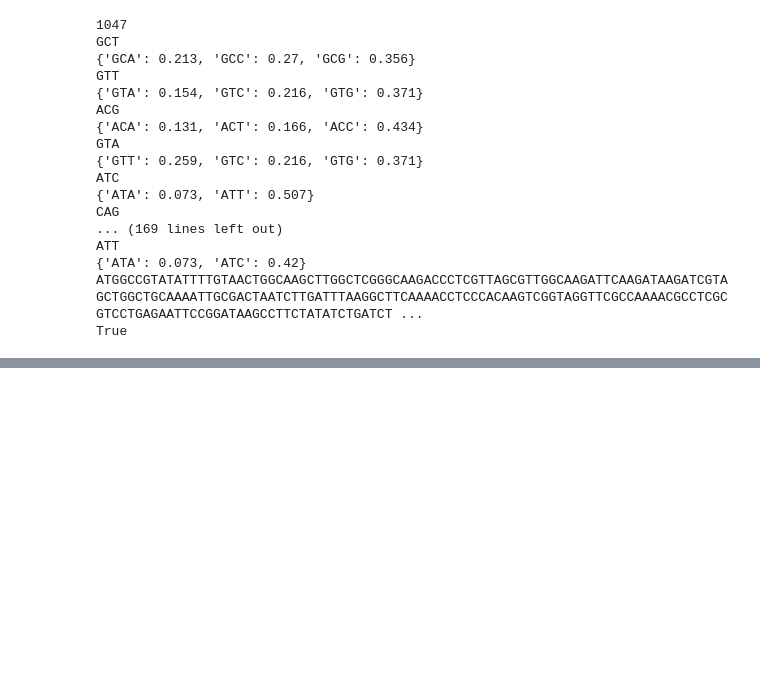
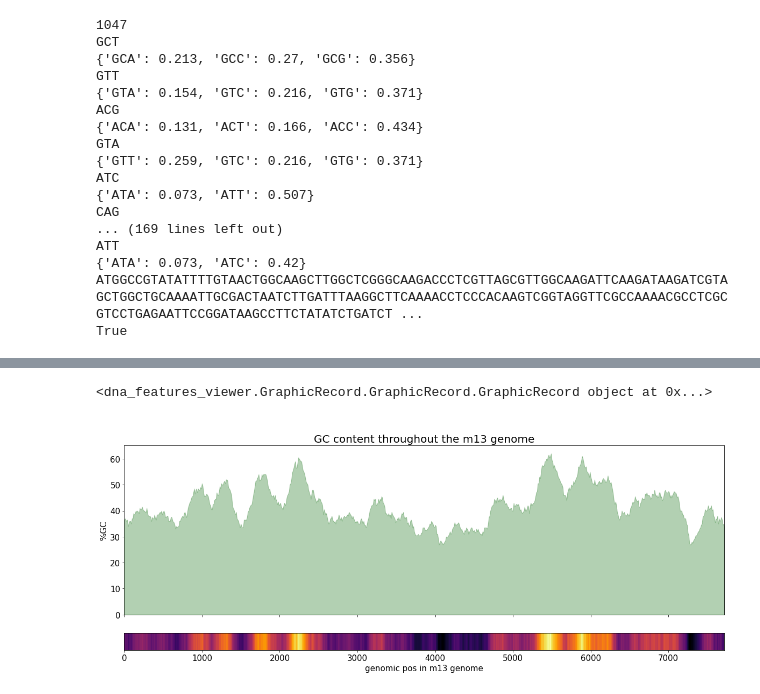
Before and after one commit to faurej/m13, a Jupyter notebook: recnref_m13/stats_m13.ipynb, the cells around one changed output, grey strips where cells are left out. Cells and saved outputs as stored; diff of their text form; code cells hidden in the pictures; blank space fills up the shorter version.

```diff
--- a/recnref_m13/stats_m13.ipynb
+++ b/recnref_m13/stats_m13.ipynb
@@ -1861,0 +2002,40 @@ True
+# %%
+#gc content for genome wide and gene by gene:
+def plot_GC_content(filename,bin_len,step):
+    #filename: the specific place where the file is. Must be a genbank file. (or even ape).
+    #bin_len: len of bin. getting the mean of GC content in that bin.Should not be 0 !
+    #step: step between the bin. The larger the step, the softer the curve (less spikes). Should not be 0.
+    #i recommand step < bin_len
+    fig, (ax2,ax1 ) = plt.subplots(
+        2, 1, figsize=(20, 7), sharex=True, gridspec_kw={"height_ratios": [10, 1]},
+    )
+    # PLOT THE RECORD MAP
+    record = SeqIO.read("../ref_files_m13/m13mp18-Kan.ape", "genbank")
+    graphic_record = BiopythonTranslator().translate_record(record)
+    #graphic_record.plot(ax=ax1, with_ruler=False, strand_in_label_threshold=4)
+
+    # PLOT THE LOCAL GC CONTENT (we use 500bp windows)
+    gc = lambda s: 100.0 * len([c for c in s if c in "GC"]) / bin_len
+    xx = np.arange(0,len(record.seq)-bin_len,step)
+    yy = np.asarray([gc(record.seq[x : x + bin_len]) for x in xx])
+    ax2.fill_between(xx, yy, alpha=0.3, color="darkgreen")
+    ax2.set_ylim(bottom=0)
+
+    extent = [xx[0], xx[-1], 0,1]
+    # choose a color present in https://matplotlib.org/3.1.0/tutorials/colors/colormaps.html
+    ax1.imshow(yy[np.newaxis,:], cmap="inferno", aspect="auto", extent=extent)
+    ax1.set_yticks([])
+    ax1.set_xlim(extent[0], extent[1])
+    #ax2.set_ylim(0,65)
+    ax2.set_ylabel("%GC", fontsize = 15)
+    ax1.set_xlabel("genomic pos in m13 genome", fontsize = 15)
+    ax1.set_visible(True)
+    ax2.set_title("\n"+'GC content throughout the m13 genome', fontsize = 20)
+    ax1.tick_params(axis='both', which='major', labelsize=15)
+    ax2.tick_params(axis='both', which='major', labelsize=15)
+    plt.show()
+
+plot_GC_content("../ref_files_m13/m13mp18-Kan.ape",200,10)
+# %% [output]
+<dna_features_viewer.GraphicRecord.GraphicRecord.GraphicRecord object at 0x...>
+[figure, added]
```
Also changed, not shown: parts of 7 cells of this notebook.
